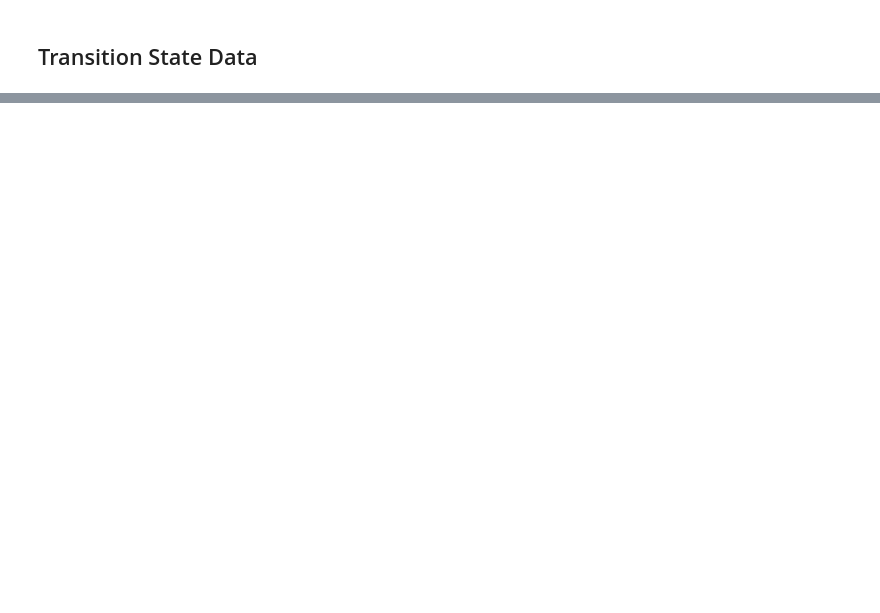
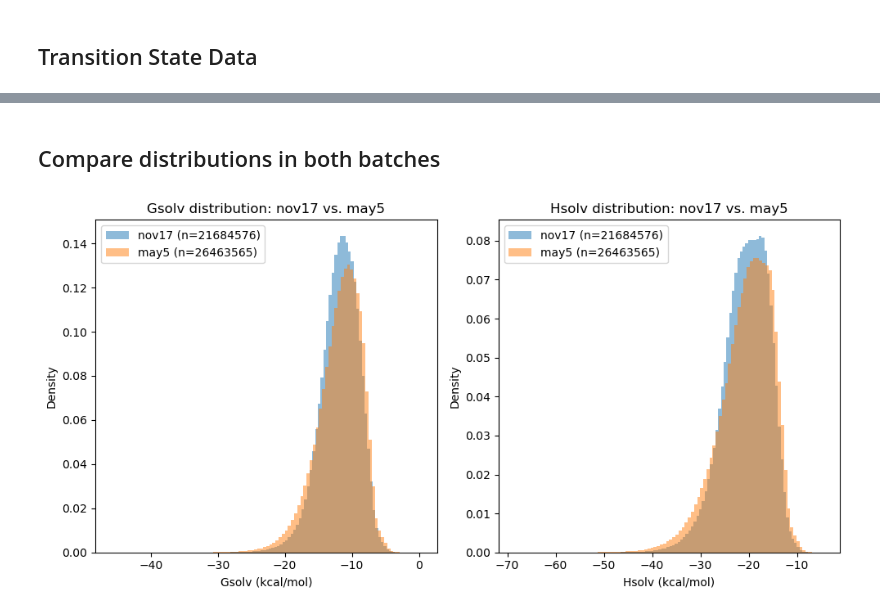
Before and after one commit to QuantumPioneer/databases, a Jupyter notebook: scripts/solvation/split_ts_solvation_data.ipynb, the cells around one changed output, grey strips where cells are left out. Saved outputs shown, nothing was run; the diff lists cells and outputs as text; code cells hidden in the pictures; blank space fills up the shorter version.

Commit message:
Update ts and reaction solvation splitting

```diff
--- a/scripts/solvation/split_ts_solvation_data.ipynb
+++ b/scripts/solvation/split_ts_solvation_data.ipynb
@@ -182,0 +87,18 @@ grouped_solvents = data.groupby("solvent_name")
+# %%
+nov17_data = pd.read_csv(
+    PAPER_DATA_DIR
+    / "ts_solvation"
+    / "FINAL_dG_solv_pruned_nov17_with_reactant_product_dGsolv.csv",
+)
+for col in ["solvent_smiles", "r1", "r2", "p1", "p2"]:
+    nov17_data[col] = (
+        nov17_data[col]
+        .swifter.progress_bar(True, desc=f"Normalizing {col}")
+        .apply(canonical_smiles)
+    )
+nov17_data["solute_smiles"] = nov17_data["solute_name"].astype(str).map(ts_mapping)
+nov17_data["batch"] = "nov17"
+nov17_data["mixture"] = nov17_data["solute_smiles"] + "." + nov17_data["solvent_smiles"]
+nov17_data.drop_duplicates(subset=["mixture"], keep="first", inplace=True)
+nov17_data.reset_index(drop=True, inplace=True)
+head(nov17_data)
@@ -182,0 +110,7 @@ grouped_solvents = data.groupby("solvent_name")
+# %%
+may5_data = pd.read_pickle(NOTEBOOK_DIR / "may5_reaction_data.pkl")
+may5_data["batch"] = "may5"
+may5_data["mixture"] = may5_data["solute_smiles"] + "." + may5_data["solvent_smiles"]
+may5_data.drop_duplicates(subset=["mixture"], keep="first", inplace=True)
+may5_data.reset_index(drop=True, inplace=True)
+head(may5_data)
@@ -182,0 +122,22 @@ grouped_solvents = data.groupby("solvent_name")
+# %% [markdown]
+## Compare distributions in both batches
+# %%
+fig, axes = plt.subplots(1, 2, figsize=(10, 5))
+bins = 100
+for ax, prop in zip(axes, ["Gsolv", "Hsolv"]):
+    for df in [nov17_data, may5_data]:
+        ax.hist(
+            df[f"{prop} (kcal/mol)"].dropna(),
+            bins=bins,
+            alpha=0.5,
+            density=True,
+            label=f"{df['batch'].unique()[0]} (n={len(df)})",
+        )
+    ax.set_xlabel(f"{prop} (kcal/mol)")
+    ax.set_ylabel("Density")
+    ax.set_title(f"{prop} distribution: nov17 vs. may5")
+    ax.legend()
+plt.tight_layout()
+plt.show()
+# %% [output]
+[figure, added]
```
Also changed, not shown: parts of 39 cells of this notebook.
